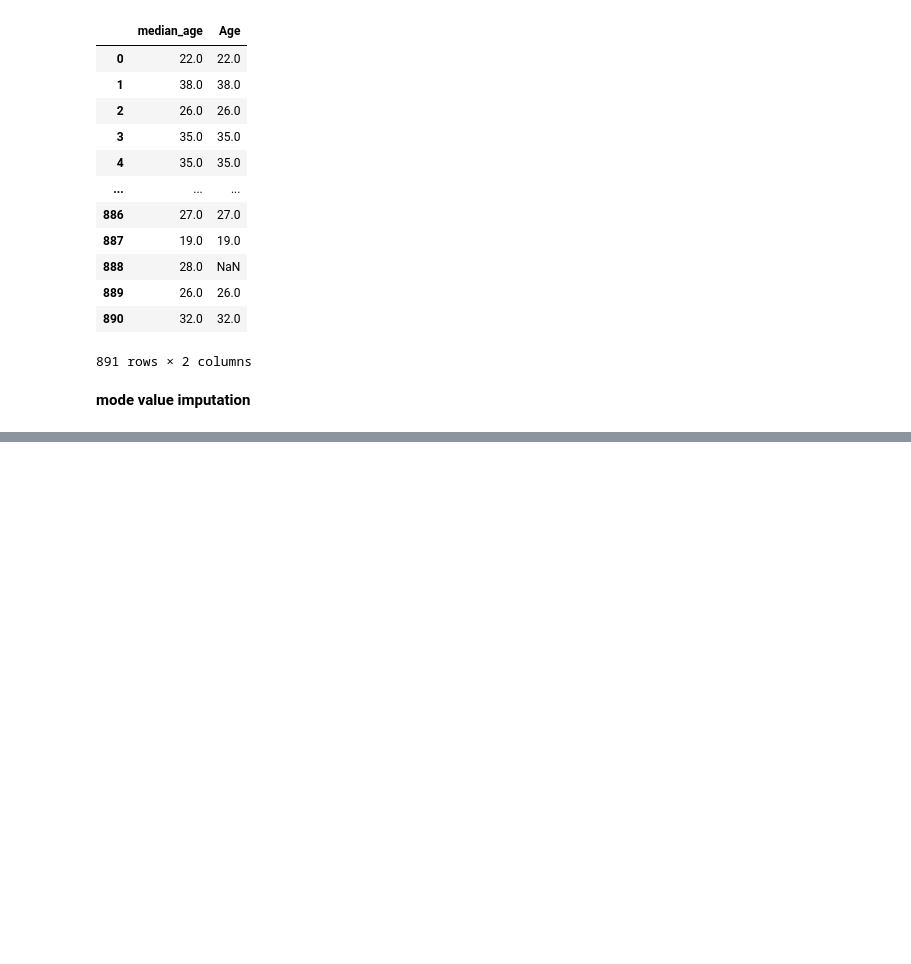
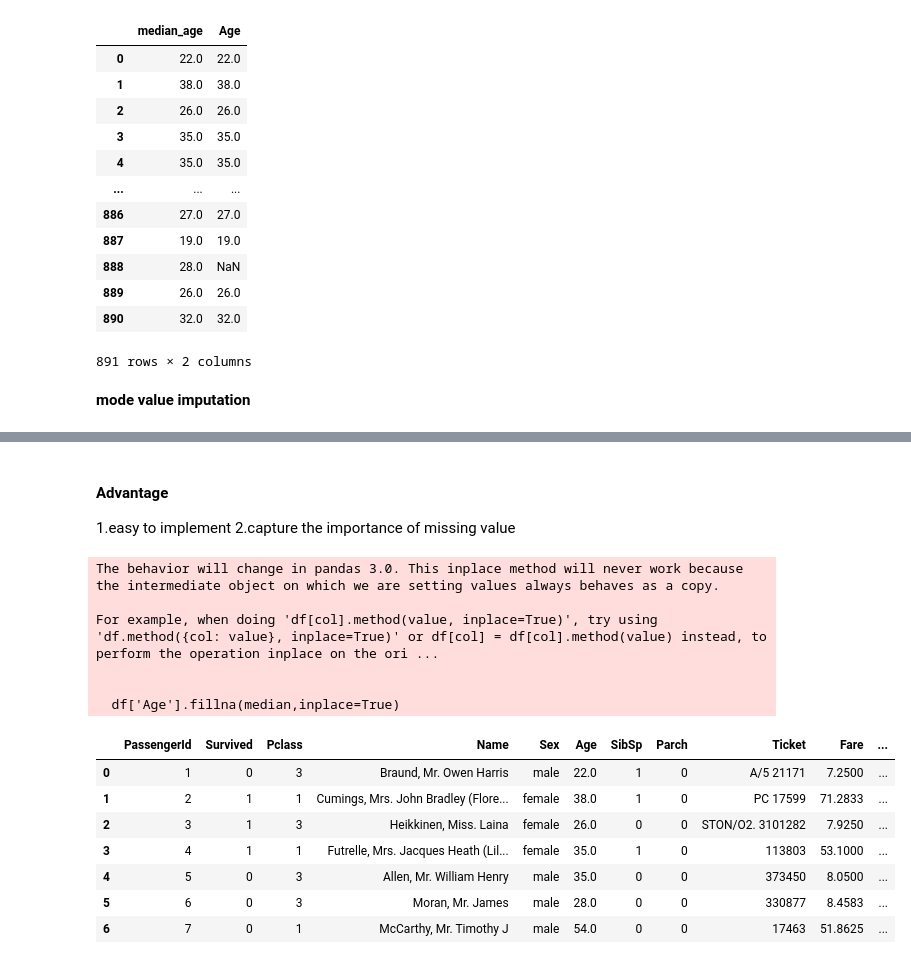
Before and after one commit to dushyantsingh08/feature_engineering, a Jupyter notebook: handling-missing-values.ipynb, the cells around one changed output, grey strips where cells are left out. Saved outputs shown, nothing was run; the diff lists cells and outputs as text; code cells hidden in the pictures; blank space fills up the shorter version.

```diff
--- a/handling-missing-values.ipynb
+++ b/handling-missing-values.ipynb
@@ -115,0 +223,3 @@ data[["median_age","Age"]]
+# %%
+df = pd.read_csv('./titanic_train.csv')
+df.head()
@@ -115,0 +233,3 @@ data[["median_age","Age"]]
+# %%
+df['Age_NAN']= np.where(df['Age'].isnull(),1,0)
+df.head()
@@ -115,0 +243,29 @@ data[["median_age","Age"]]
+# %% [markdown]
+#### Advantage
+
+1.easy to implement
+2.capture the importance of missing value
+# %%
+# Once we replace value with mean or median and we look at updated data we cant identify missing value
+# in it extra feature dives our model a idea tha something has happen to particular data
+#ex
+
+
+median = df['Age'].median()
+df['Age'].fillna(median,inplace=True)
+df.head(7)
+# %% [output]
+The behavior will change in pandas 3.0. This inplace method will never work because the intermediate object on which we are setting values always behaves as a copy.
+
+For example, when doing 'df[col].method(value, inplace=True)', try using 'df.method({col: value}, inplace=True)' or df[col] = df[col].method(value) instead, to perform the operation inplace on the ori ...
+
+
+  df['Age'].fillna(median,inplace=True)
+|  | PassengerId | Survived | Pclass | Name | Sex | Age | SibSp | Parch | Ticket | Fare | ... |
+| 0 | 1 | 0 | 3 | Braund, Mr. Owen Harris | male | 22.0 | 1 | 0 | A/5 21171 | 7.2500 | ... |
+| 1 | 2 | 1 | 1 | Cumings, Mrs. John Bradley (Flore... | female | 38.0 | 1 | 0 | PC 17599 | 71.2833 | ... |
+| 2 | 3 | 1 | 3 | Heikkinen, Miss. Laina | female | 26.0 | 0 | 0 | STON/O2. 3101282 | 7.9250 | ... |
+| 3 | 4 | 1 | 1 | Futrelle, Mrs. Jacques Heath (Lil... | female | 35.0 | 1 | 0 | 113803 | 53.1000 | ... |
+| 4 | 5 | 0 | 3 | Allen, Mr. William Henry | male | 35.0 | 0 | 0 | 373450 | 8.0500 | ... |
+| 5 | 6 | 0 | 3 | Moran, Mr. James | male | 28.0 | 0 | 0 | 330877 | 8.4583 | ... |
+| 6 | 7 | 0 | 1 | McCarthy, Mr. Timothy J | male | 54.0 | 0 | 0 | 17463 | 51.8625 | ... |
```
Also changed, not shown: parts of 12 cells of this notebook.
